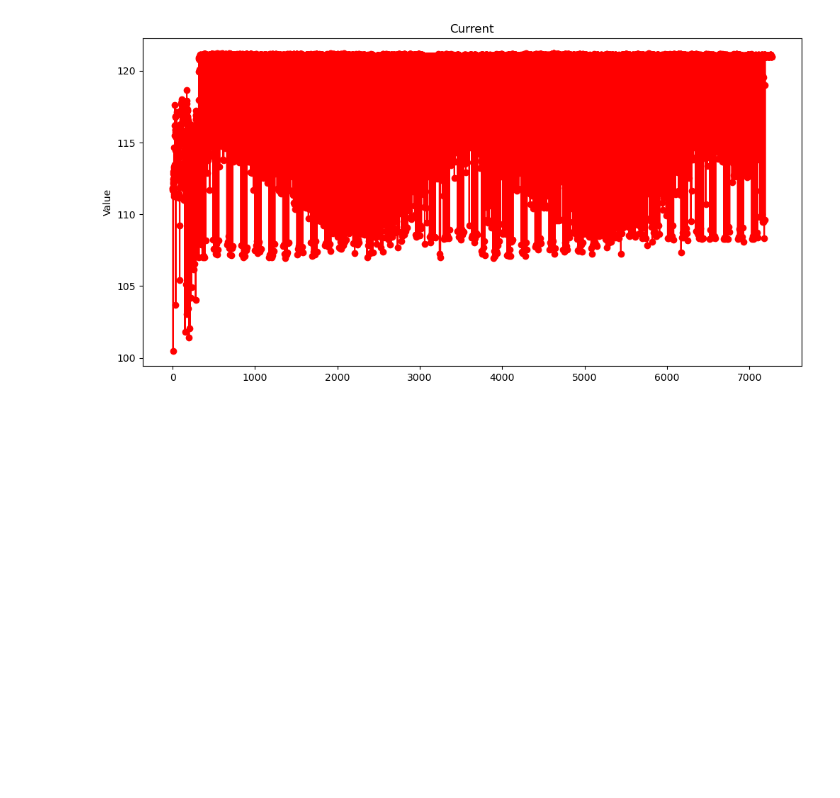
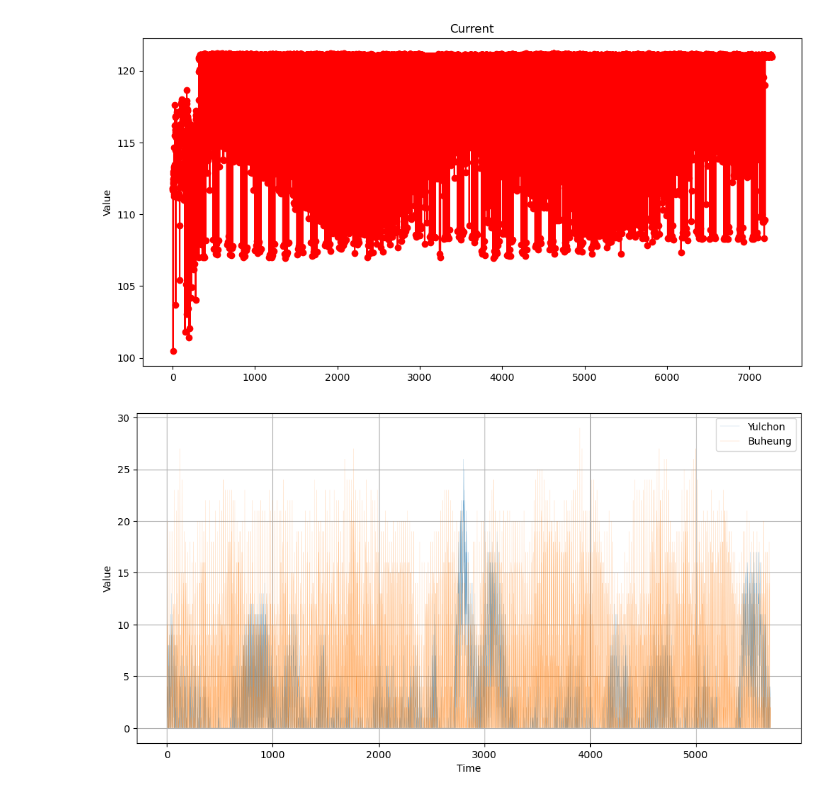
Before and after one commit to Maruonee/Tlabb, a Jupyter notebook: OLTC/OLTC_Tlab_python/sensorgraph.ipynb, the cells around one changed output. Drawn from its saved outputs; the diff is of its cells as text; code cells hidden in the pictures; blank space fills up the shorter version.

```diff
--- a/OLTC/OLTC_Tlab_python/sensorgraph.ipynb
+++ b/OLTC/OLTC_Tlab_python/sensorgraph.ipynb
@@ -109,3 +108,39 @@ plt.title('Current')
 plt.show()
 # %% [output]
 [figure]
+# %%
+# 필요한 라이브러리 임포트
+import re
+import matplotlib.pyplot as plt
+
+# 파일 경로 설정
+file_path1 = 'C:\\Users\\tlab\\Desktop\\241106_1_sensors_20241106_170453.txt'
+file_path2 = 'C:\\Users\\tlab\\Desktop\\241017_1_sensors_20241106_170419.txt'
+
+# VR1 값을 추출하는 함수 정의
+def extract_vr1_values(file_path):
+    vr_values = []
+    with open(file_path, 'r') as file:
+        for line in file:
+            # 정규 표현식을 사용하여 'VR1 :' 뒤의 숫자 추출
+            match = re.search(r'VR1 : (\d+)', line)
+            if match:
+                vr_value = int(match.group(1))  # 숫자 값을 정수로 변환
+                vr_values.append(vr_value)
+    return vr_values
+
+# 각 파일에서 VR1 값 추출
+vr1_values = extract_vr1_values(file_path1)
+vr2_values = extract_vr1_values(file_path2)
+
+# 그래프 생성
+plt.figure(figsize=(12, 6))
+plt.plot(vr1_values, label="Yulchon", linewidth=0.1)
+plt.plot(vr2_values, label="Buheung", linewidth=0.1)
+plt.xlabel("Time")
+plt.ylabel("Value")
+plt.legend()
+plt.grid(True)
+plt.show()
+# %% [output]
+[figure, added]
```
Also changed, not shown: parts of 5 cells of this notebook.
